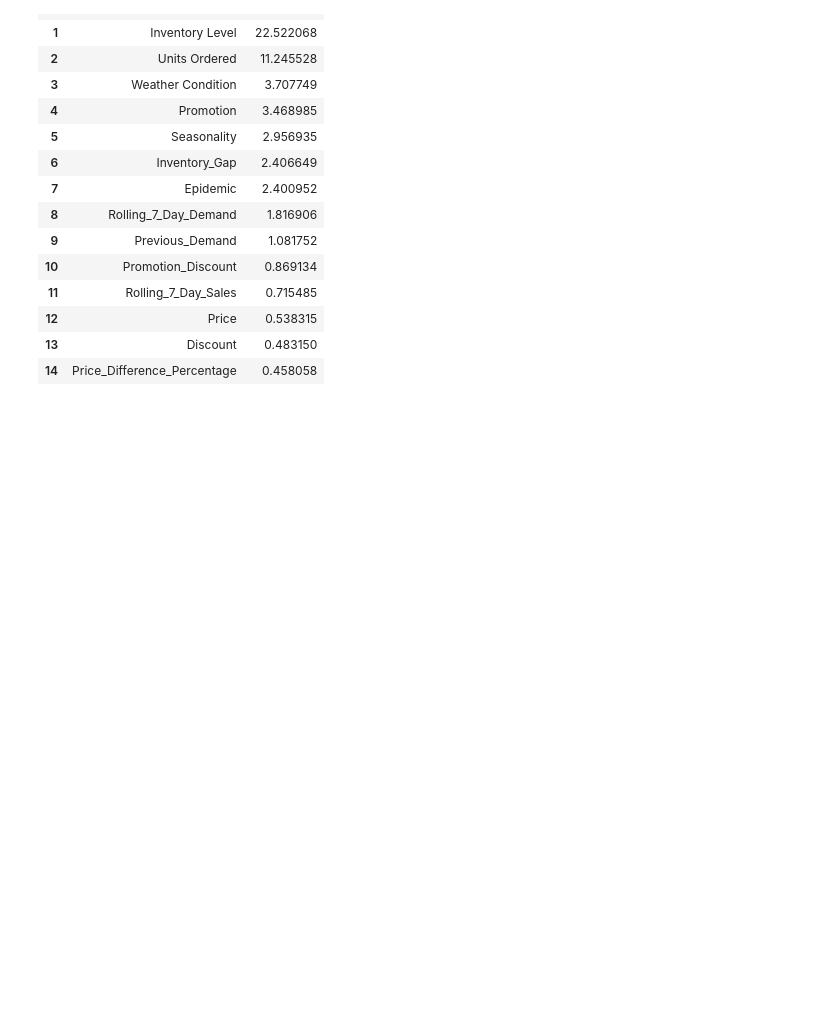
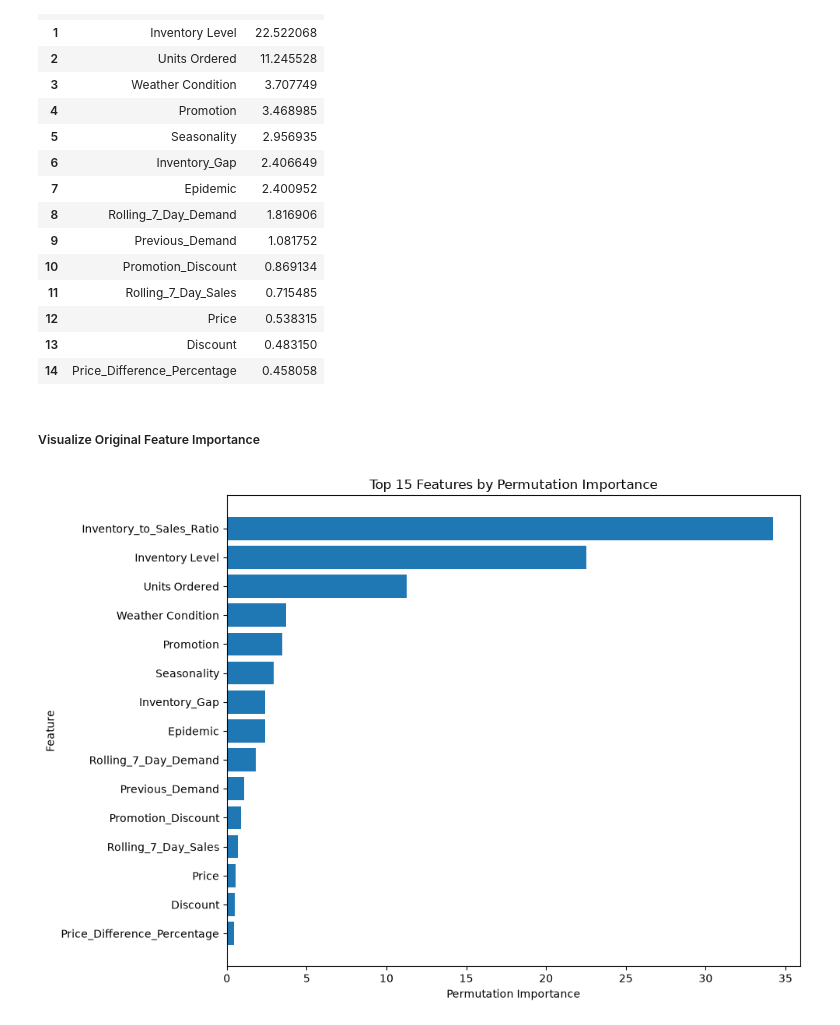
Before and after one commit to TejasMJ/retail-demand-intelligence, a Jupyter notebook: notebooks/07_model_explainability.ipynb, the cells around one changed output. Cells and saved outputs as stored; diff of their text form; code cells hidden in the pictures; blank space fills up the shorter version.

Commit message:
Graphs Inspection

```diff
--- a/notebooks/07_model_explainability.ipynb
+++ b/notebooks/07_model_explainability.ipynb
@@ -604,3 +604,28 @@ original_feature_importance.head(15)
 | 12 | Price | 0.538315 |
 | 13 | Discount | 0.483150 |
 | 14 | Price_Difference_Percentage | 0.458058 |
+# %% [markdown]
+##### Visualize Original Feature Importance
+# %%
+# Selecting the top 15 original features.
+
+top_original_features = original_feature_importance.head(15)
+
+# Visualizing original feature importance.
+
+plt.figure(figsize=(10, 7))
+
+plt.barh(
+    top_original_features['Original_Feature'][::-1],
+    top_original_features['Importance'][::-1]
+)
+
+plt.xlabel('Permutation Importance')
+plt.ylabel('Feature')
+plt.title('Top 15 Features by Permutation Importance')
+
+plt.tight_layout()
+
+plt.show()
+# %% [output]
+[figure, added]
```
Also changed, not shown: parts of 15 cells of this notebook.
